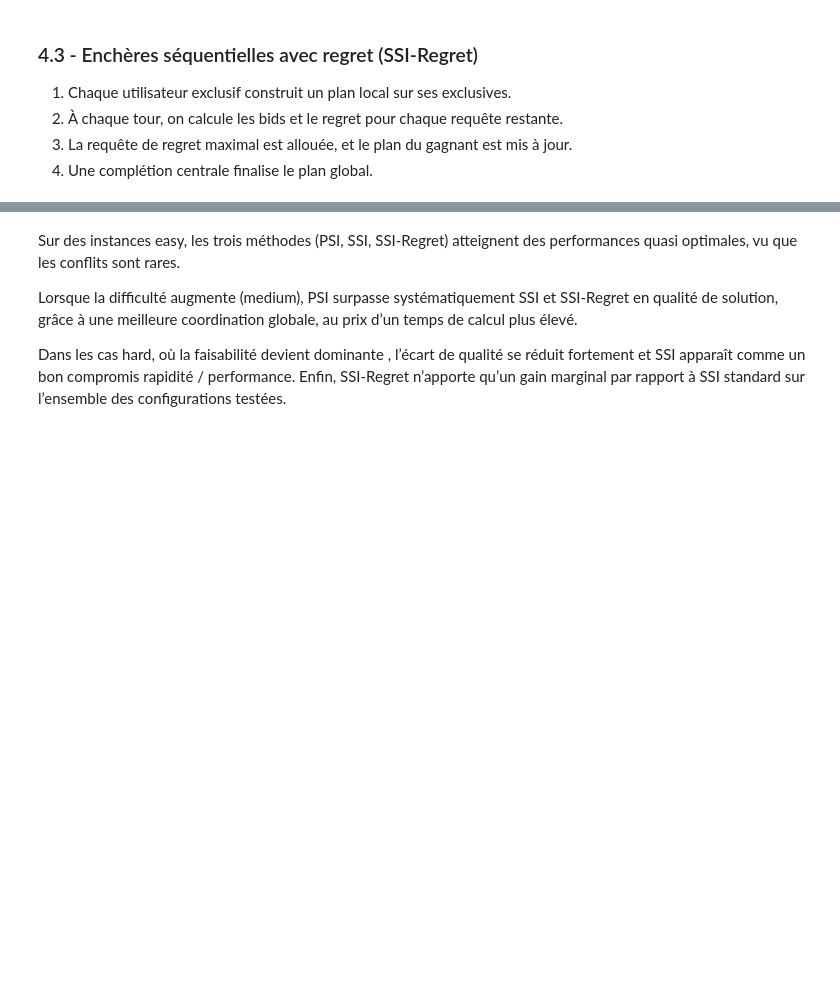
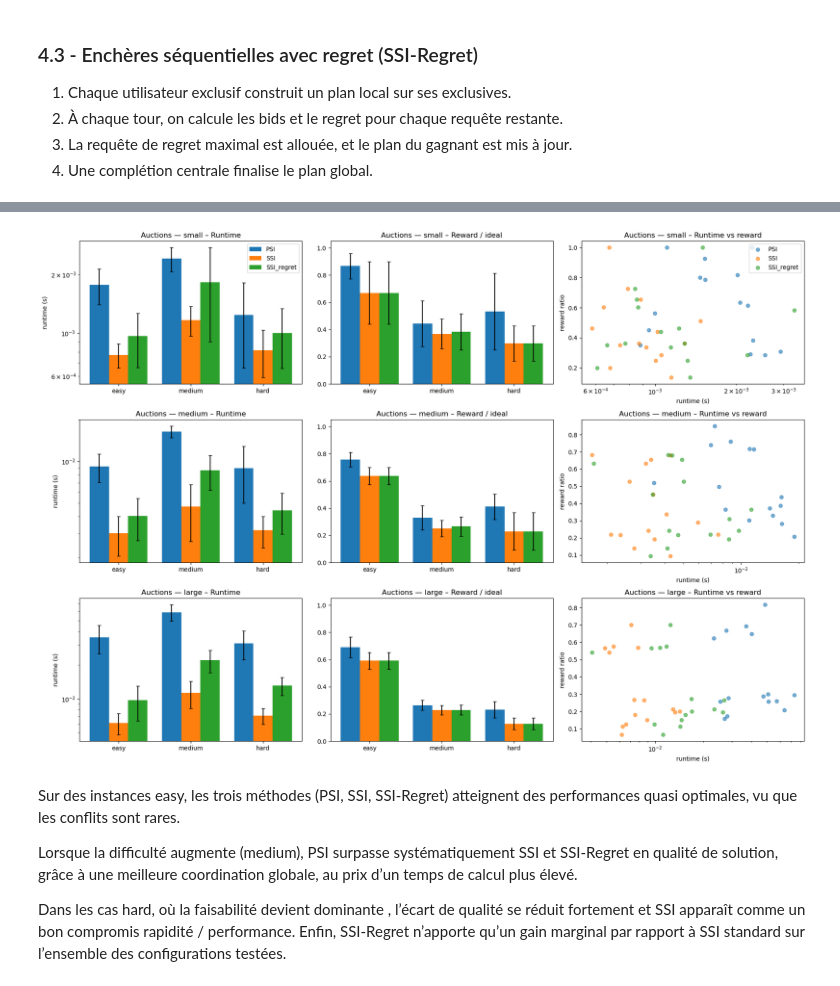
Before and after one commit to Melluchi/COCOMA, a Jupyter notebook: Projet_COCOMA.ipynb, the cells around one changed output, grey strips where cells are left out. Saved outputs shown, nothing was run; the diff lists cells and outputs as text; code cells hidden in the pictures; blank space fills up the shorter version.

```diff
--- a/Projet_COCOMA.ipynb
+++ b/Projet_COCOMA.ipynb
@@ -2474,7 +2371,7 @@ def ssi_solver(P, tau):
         M_u[best_u].append(alloc)
         M_u[best_u].sort(key=lambda x: x[1])
 
-    final_plan = solve_central_with_fixed(P, M_u0, U_ex, u0, tau)
+    final_plan = solve_rest(P, M_u0, U_ex, u0, tau)
     final_plan.sort(key=lambda x: x[1])
     return final_plan, plan_reward(final_plan)
 # %% [markdown]
@@ -2486,17 +2383,14 @@ def ssi_solver(P, tau):
 4. Une complétion centrale finalise le plan global.
 # %%
 def ssi_regret_solver(P, tau, eps=1e-12):
-
 
     U_ex = [u for u in P.U if is_exclusive(u)]
     u0 = next((u for u in P.U if not is_exclusive(u)), None)
     if u0 is None:
         u0 = type("CentralUser", (), {"e": []})()
 
-    # Requests auctionnés
     R_emit = [r for r in P.R if getattr(r, "u", None) == u0]
     remaining = list(R_emit)
-
 
     M_u = {
         u: greedy_solver(P, tau=tau, u=u, restrict_to_exclusives=True)[2]
@@ -2505,39 +2399,13 @@ def ssi_regret_solver(P, tau, eps=1e-12):
 
     M_u0 = []
 
-    # ---------- rounds ----------
     while remaining:
 
-        best_info = {}   # r -> (best_gain, best_u, best_sigma=(o,t))
-        second_best = {} # r -> second_best_gain (ou 0.0 si un seul bidder possible)
-
-        any_feasible = False
-
-        for r in remaining:
-            per_u = []
-            for u in U_ex:
-                g, sig = bid(P, r, u, M_u[u], tau)   # bid SSI standard
-                if sig is None or g == float("-inf"):
-                    continue
-                per_u.append((float(g), u, sig))
-
-            if not per_u:
-                best_info[r] = (float("-inf"), None, None)
-                second_best[r] = float("-inf")
-                continue
-
-            any_feasible = True
-            per_u.sort(key=lambda x: x[0], reverse=True)
-
-            g1, u1, sig1 = per_u[0]
-            g2 = per_u[1][0] if len(per_u) >= 2 else 0.0  # si seul bidder: second=0
-
-            best_info[r] = (g1, u1, sig1)
-            second_best[r] = g2
-
+        best_info, second_best, any_feasible = compute_best_and_second_bids(
+            P, remaining, U_ex, M_u, tau, eps=eps
+        )
         if not any_feasible:
             break
-
 
         # choisir r* max regret
         r_star = None
@@ -2552,7 +2420,6 @@ def ssi_regret_solver(P, tau, eps=1e-12):
             g2 = second_best[r]
             regret = g1 - g2
 
-
             if (regret > best_regret + eps) or (abs(regret - best_regret) <= eps and g1 > best_g1 + eps):
                 best_regret = regret
                 best_g1 = g1
@@ -2560,7 +2427,6 @@ def ssi_regret_solver(P, tau, eps=1e-12):
 
         if r_star is None:
             break
-
 
         g_win, u_win, (o_win, t_win) = best_info[r_star]
         alloc = (o_win, float(t_win), float(t_win) + float(o_win.duration))
@@ -2571,8 +2437,7 @@ def ssi_regret_solver(P, tau, eps=1e-12):
 
         remaining.remove(r_star)
 
-
-    final_plan = solve_central_with_fixed(P, M_u0, U_ex, u0, tau)
+    final_plan = solve_rest(P, M_u0, U_ex, u0, tau)
     total_reward = plan_reward(final_plan)
     return final_plan, total_reward
 # %% [markdown]
@@ -2826,3 +2834,7 @@ KeyboardInterrupt:
+# %%
+plot_auctions()
+# %% [output]
+[figure, added]
 # %% [markdown]
 Sur des instances easy, les trois méthodes (PSI, SSI, SSI-Regret) atteignent des performances quasi optimales, vu que les conflits sont rares.
 
```
Also changed, not shown: parts of 48 cells of this notebook, 1 other file.
